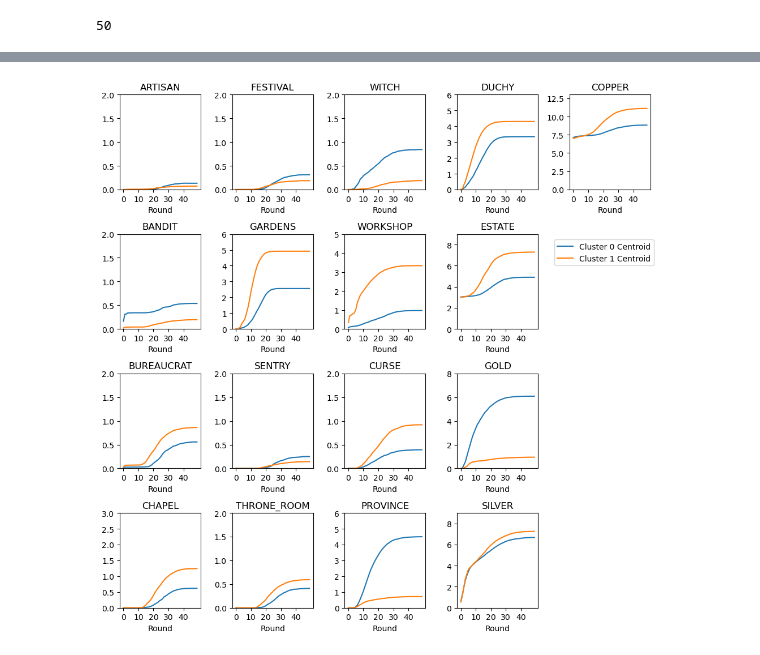
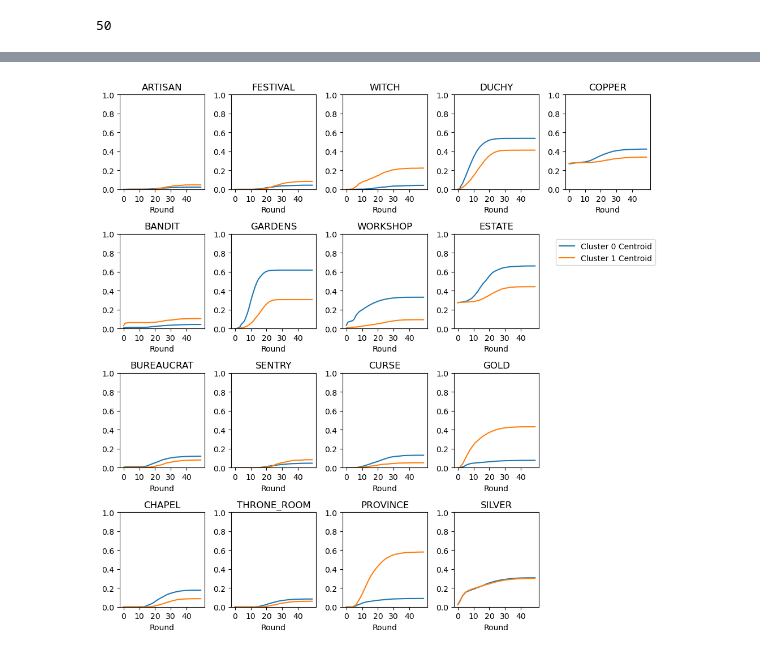
Before and after one commit to owenant/DominionPlayTraceClustering, a Jupyter notebook: PlayTraceAnalysisFromTAGOrPlayerLogs_Kmeans.ipynb, the cells around one changed output, grey strips where cells are left out. Saved outputs shown, nothing was run; the diff lists cells and outputs as text; code cells hidden in the pictures.

Commit message:
added normalisation of card amounts

```diff
--- a/PlayTraceAnalysisFromTAGOrPlayerLogs_Kmeans.ipynb
+++ b/PlayTraceAnalysisFromTAGOrPlayerLogs_Kmeans.ipynb
@@ -238,6 +238,32 @@ print(extended_traces.shape)
 Expected no rows: 95600
 Expected no of cols: 24
 (95600, 24)
+# %%
+#next if required we convert all entries ot values between zero and one
+#to do this for each round we look at the maximum number of card tyoes for that round
+#and divide all card amounts for that card type and for that round by the maximum
+
+def normalise_card_counts(row, maxCardByType, cardTypes, maxRounds):
+    for card in cardTypes:
+        max_val = 1
+        if maxCardByType[maxRounds-1][card] > 0:
+            max_val = maxCardByType[maxRounds-1][card]
+        row[card] = row[card]/max_val
+    return row
+
+max_card_by_type = {}
+if USE_UNIT_CARD_COUNTS:
+    for round_no in range(0, maxNoOfRounds):
+        max_card_by_type[round_no] = {}
+        for card in card_types:
+            tmp = extended_traces[extended_traces['Round'] == round_no]
+            max_card_by_type[round_no][card] = tmp[card].max()
+            #pdb.set_trace()
+
+    #next divide each card amount by the maximum value
+    extended_traces_cards_normalised = extended_traces.apply(lambda row: normalise_card_counts(row, max_card_by_type, card_types, maxNoOfRounds), axis = 1)
+# %%
+extended_traces = extended_traces_cards_normalised
 # %%
 #next we need to flatten this dataframe so that each trace is a single row.
 #We also drop the round label as it is redundant
@@ -277,7 +303,7 @@ else:
                             other_dict_element(gameid_to_players_dict, row['GameID'], row['AgentName']), axis = 1)
 # %%
 #function to compare a pair of play traces
-def deck_evol_comparison(trace_list, label_list, cardTypes, maxRounds, legendOn = True):
+def deck_evol_comparison(trace_list, label_list, cardTypes, maxRounds, legendOn = True, ylimit = 0):
     #look at evolution of number of cards of each type per round
     noOfCardTypes = len(cardTypes)
     noOfSubPlotCols = 5
@@ -301,7 +327,10 @@ def deck_evol_comparison(trace_list, label_list, cardTypes, maxRounds, legendOn
                 #set labels and limits
                 axs[i,j].set_title(cardType)
                 axs[i,j].set_xlabel('Round')
-                axs[i,j].set_ylim((0,card_max+2))
+                if ylimit == 0:
+                    axs[i,j].set_ylim((0,card_max+2))
+                else:
+                    axs[i,j].set_ylim((0,1))
                 #axs[i,j].set_ylim((0,card_max))
                 axs[i,j].set_xticks(ticks = range(0, maxRounds,10))
 
@@ -431,7 +460,7 @@ def normalize_row(row):
 trace_X_normalised = trace_X.apply(lambda row: normalize_row(row), axis = 1)
 
 #choose whether or not to normalise playtraces
-if USE_NORMALISED_PLAYTRACES:
+if USE_UNIT_VECTOR_PLAYTRACES:
     trace_X = trace_X_normalised
 # %%
 #inertia and elbow method
@@ -596,18 +625,18 @@ dtype: int64
 # %%
 #compare centroids
 df_cluster_centres = pd.DataFrame(kmeans.cluster_centers_)
 cols = [card_types[i] + "_R" + str(r) for r in range(0, maxNoOfRounds)
         for i in range(0, len(card_types))]
 df_cluster_centres.columns = cols
 
-def plot_cluster_centroids(no_of_clusters, cluster_centre_data, cardTypes, maxRounds):
+def plot_cluster_centroids(no_of_clusters, cluster_centre_data, cardTypes, maxRounds, legendOn = True, ylimit = 0):
     trace_list = []
     label_list = []
     for n in range(0, no_of_clusters):
         trace_list.append(pd.DataFrame(cluster_centre_data.iloc[n]).transpose())
         label_list.append(str('Cluster ') + str(n) + str(' Centroid'))
-    deck_evol_comparison(trace_list, label_list, cardTypes, maxRounds)
+    deck_evol_comparison(trace_list, label_list, cardTypes, maxRounds, legendOn, ylimit)
 
-plot_cluster_centroids(num_clusters, df_cluster_centres, card_types, maxNoOfRounds)
+plot_cluster_centroids(num_clusters, df_cluster_centres, card_types, maxNoOfRounds, True, 1)
 # %% [output]
-[figure, old version]
+[figure, new version]
```
Also changed, not shown: parts of 17 cells of this notebook.
